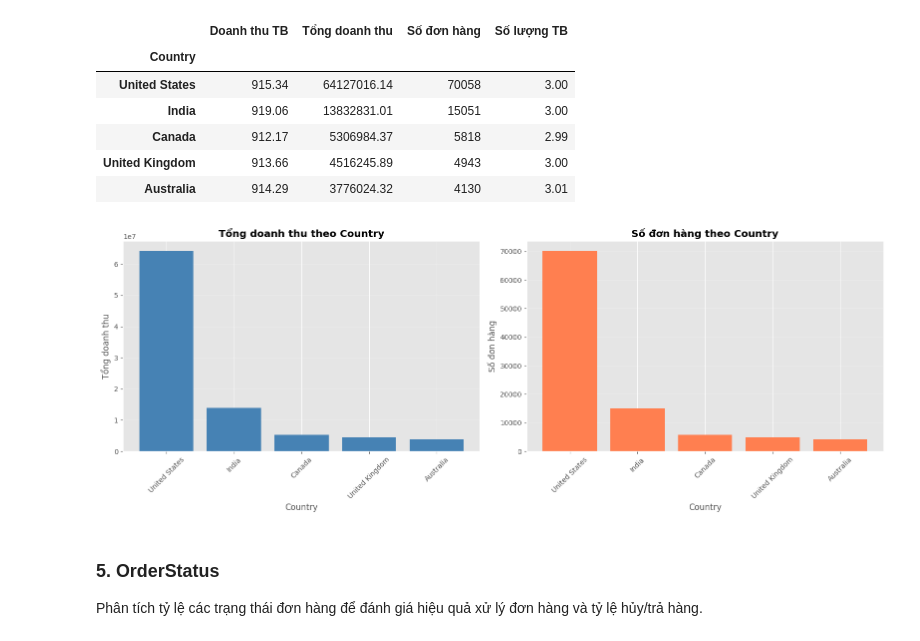
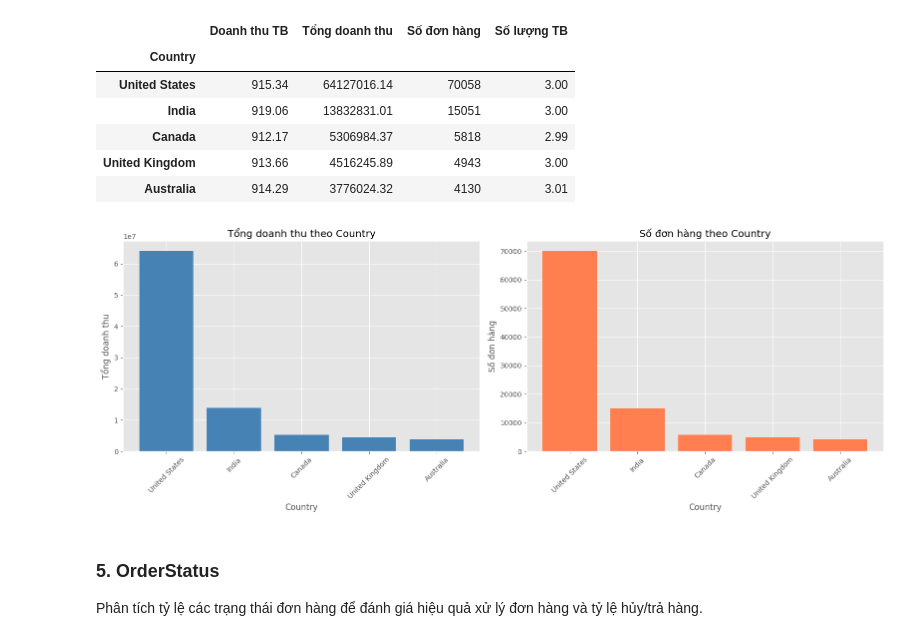
Before and after one commit to khoa2795/Final-Project, a Jupyter notebook: 02_EDA_and_Visualization_KHOI.ipynb, the cells around one changed output. Drawn from its saved outputs; the diff is of its cells as text; code cells hidden in the pictures.

```diff
--- a/02_EDA_and_Visualization_KHOI.ipynb
+++ b/02_EDA_and_Visualization_KHOI.ipynb
@@ -166,24 +165,21 @@ country_stats
 # %%
 fig, axes = plt.subplots(1, 2, figsize=(16, 6))
 
 axes[0].bar(country_stats.index, country_stats['Tổng doanh thu'], color='steelblue')
-axes[0].set_title('Tổng doanh thu theo Country', fontweight='bold')
+axes[0].set_title('Tổng doanh thu theo Country')
 axes[0].set_xlabel('Country')
 axes[0].set_ylabel('Tổng doanh thu')
 axes[0].tick_params(axis='x', rotation=45)
-axes[0].grid(True, alpha=0.3, axis='y')
 
 axes[1].bar(country_stats.index, country_stats['Số đơn hàng'], color='coral')
-axes[1].set_title('Số đơn hàng theo Country', fontweight='bold')
+axes[1].set_title('Số đơn hàng theo Country')
 axes[1].set_xlabel('Country')
 axes[1].set_ylabel('Số đơn hàng')
 axes[1].tick_params(axis='x', rotation=45)
-axes[1].grid(True, alpha=0.3, axis='y')
 
 plt.tight_layout()
-plt.show()
 # %% [output]
-[figure, old version]
+[figure, new version]
 # %% [markdown]
 ### 5. OrderStatus
 
```
Also changed, not shown: parts of 15 cells of this notebook.
